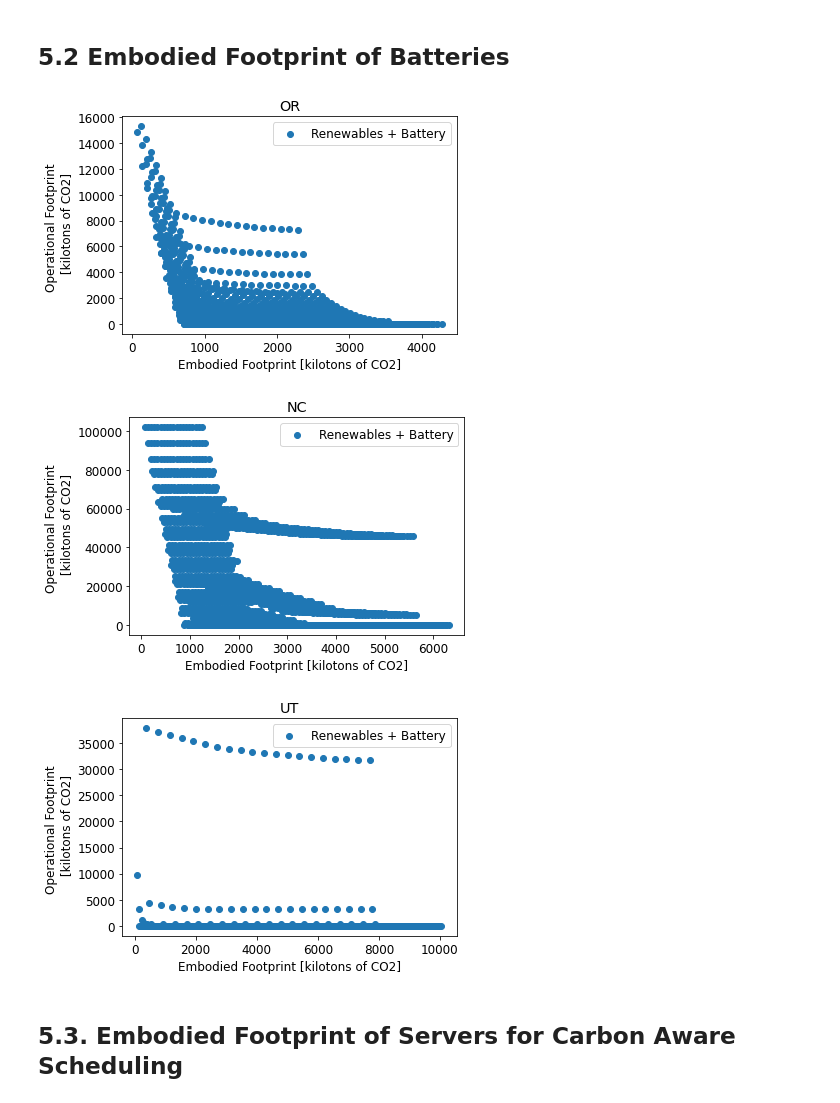
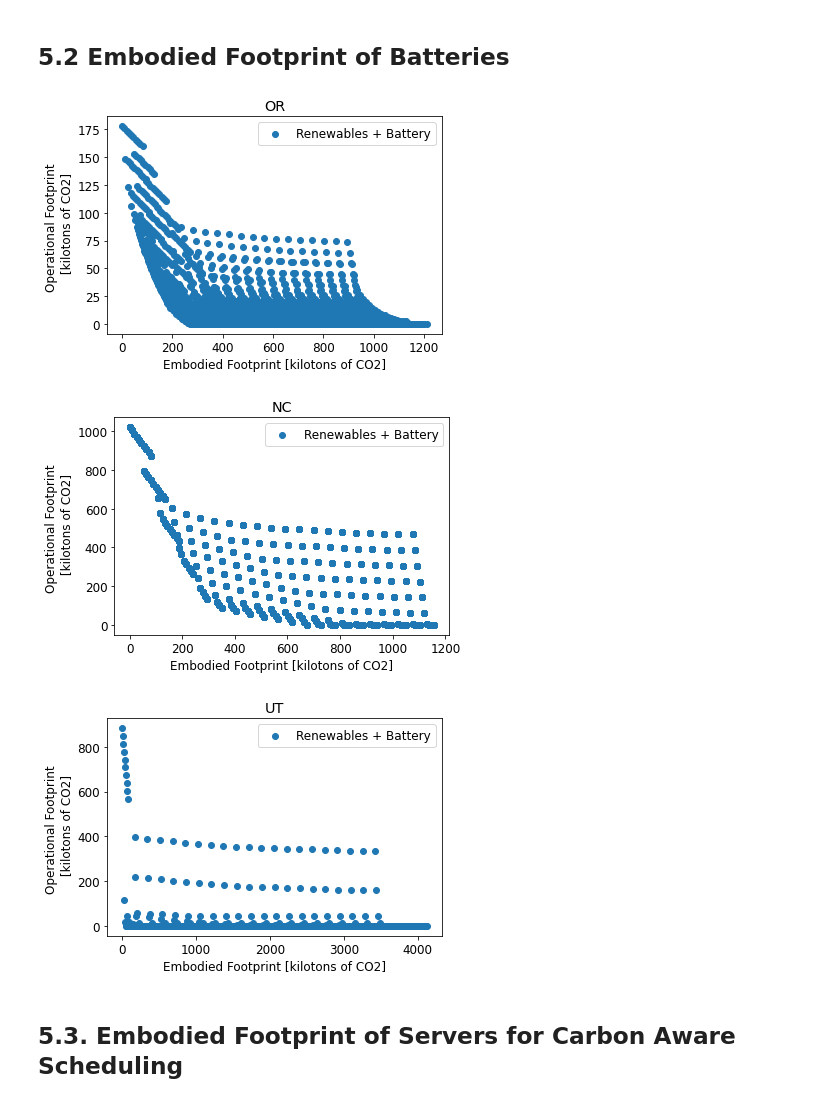
Before and after one commit to facebookresearch/CarbonExplorer, a Jupyter notebook: Carbon_Explorer.ipynb, the cells around one changed output. Drawn from its saved outputs; the diff is of its cells as text; code cells hidden in the pictures.

```diff
--- a/Carbon_Explorer.ipynb
+++ b/Carbon_Explorer.ipynb
@@ -966,6 +969,7 @@ Now, we add on embodied carbon footprint of each solution into the analysis. For
 import numpy as np
 import seaborn as sns
 from matplotlib.collections import LineCollection
+from datetime import datetime
 
 ba_id = 0
 ren_results_map_final = []
@@ -1022,14 +1026,19 @@ for dc in dc_ba_map:
                 if min_ren_to_247 == -2 or min_ren_to_247 > cur_ren_sum:
                     min_sun_to_247 = sun_capacity
                     min_wnd_to_247 = wnd_capacity
+
+            op_footprint = (avg_dc_pow * ((100 - renewable_coverage_ratio)/100) * 10 * 365 * 24) * avg_carbon_intensity / (10**6)  # 10 years of time, kilotons of Co2
+            delta = int((datetime.strptime(END_DATE, "%Y-%m-%d") - datetime.strptime(START_DATE, "%Y-%m-%d")).days)
+            tot_wind_energy = wnd_db_scaled.sum()/delta*10*365 # normalize to 10 years of operation
+            tot_sun_energy = sun_db_scaled.sum()/delta*10*365 # normalize to 10 years of operation
+            emb_footprint = (tot_sun_energy * embodied_solar_farm_footprint + tot_wind_energy * embodied_wind_farm_footprint) / (10**6)  # 10 years of time, kilotons of Co2
+
             results_ren.loc[results_ren.shape[0]] = [
                 sun_capacity,
                 wnd_capacity,
                 renewable_coverage_ratio,
-                (avg_dc_pow * (100 - renewable_coverage_ratio) * 10 * 365 * 24) * avg_carbon_intensity
-                / (10**6),  # 10 years of time, kilotons of Co2
-                (sun_capacity * embodied_solar_farm_footprint + wnd_capacity * embodied_wind_farm_footprint)
-                * 10 * 365 * 24 / (10**6),  # 10 years of time, kilotons of Co2
+                op_footprint,
+                emb_footprint
             ]
 
     fig = plt.figure(figsize=(6, 4))
@@ -1065,7 +1074,7 @@ importlib.reload(bat)
 # store the final embodied and operational footprint numbers in this map
 battery_results_map_final = []
 # maximum battery capacity to be evaluated
-max_bat_range = 6000 #mwh
+max_bat_range = 1000 #mwh
 # maximum renewable capacity to be evaluated
 max_wind_range = 500
 max_sol_range = 500
@@ -1090,53 +1099,55 @@ for dc in dc_ba_map:
     max_wind_range += ba_ppa_map[ba][0]
     max_sol_range += ba_ppa_map[ba][1]
 
-    for battery_cap in range(10, max_bat_range, 500):
+    for battery_cap in range(0, max_bat_range, 100):
         for wnd_capacity in range(0, max_wind_range, int(max_wind_range / 20)):
             for sun_capacity in range(0, max_sol_range, int(max_sol_range / 20)):
                 SUN_PPA_MW = sun_capacity
                 WND_PPA_MW = wnd_capacity
                 wnd_db_scaled = wnd_db
                 sun_db_scaled = sun_db
                 if max_wnd_cap != 0:
                     wnd_db_scaled = wnd_db / max_wnd_cap * WND_PPA_MW
                 if max_sun_cap != 0:
                     sun_db_scaled = sun_db / max_sun_cap * SUN_PPA_MW
                 projected_db = pd.concat([wnd_db_scaled, sun_db_scaled], axis=1)
                 ren_mw = wnd_db_scaled + sun_db_scaled
 
                 # apply battery analysis
                 tot_non_ren_mw = bat.apply_battery(battery_cap, ren_mw, d)
 
                 renewable_coverage_ratio = (d['avg_dc_power_mw'].sum() - tot_non_ren_mw) / d['avg_dc_power_mw'].sum() * 100
 
-                if(not(wnd_capacity == 0 and sun_capacity == 0)):
-                    results_bat.loc[results_bat.shape[0]] = [
-                        sun_capacity,
-                        wnd_capacity,
-                        battery_cap,
-                        renewable_coverage_ratio,
-                        (avg_dc_pow*(100-renewable_coverage_ratio)*10*365*24)*avg_carbon_intensity*1000/(10**9), #10 years of time, kilotons of Co2
-                        battery_cap * (embodied_battery_footprint / 1000) * (10 / battery_lifetime) + # embodied battery footprint in kilotons
-                        (sun_capacity * embodied_solar_farm_footprint + wnd_capacity * embodied_wind_farm_footprint) # embodied renewable footprint
-                        * (10 * 365 * 24) * 1000 / (10 ** 9),  # 10 years of time, kilotons of Co2
-                    ]
+                delta = int((datetime.strptime(END_DATE, "%Y-%m-%d") - datetime.strptime(START_DATE, "%Y-%m-%d")).days)
+                tot_wind_energy = wnd_db_scaled.sum()/delta*10*365 # normalize to 10 years of operation
+                tot_sun_energy = sun_db_scaled.sum()/delta*10*365 # normalize to 10 years of operation
+                emb_footprint = battery_cap * (embodied_battery_footprint / 1000) * (10 / battery_lifetime) + (tot_sun_energy * embodied_solar_farm_footprint + tot_wind_energy * embodied_wind_farm_footprint) / (10**6)  # 10 years of time, kilotons of Co2
+
+                results_bat.loc[results_bat.shape[0]] = [
+                    sun_capacity,
+                    wnd_capacity,
+                    battery_cap,
+                    renewable_coverage_ratio,
+                    (avg_dc_pow*((100-renewable_coverage_ratio)/100)*10*365*24)*avg_carbon_intensity*1000/(10**9), #10 years of time, kilotons of Co2
+                    emb_footprint,
+                ]
 
     # FIRST PLOT
     fig = plt.figure(figsize=(6, 4))
     plt.rcParams.update({"font.size": 12})
     ax = fig.gca()
     plt.title(dc)
     ax.scatter(
         results_bat["emb_footprint"], results_bat["op_footprint"], label="Renewables + Battery"
     )
     ax.set(xlabel="Embodied Footprint [kilotons of CO2]", ylabel="Operational Footprint \n [kilotons of CO2]")
     plt.legend()
     plt.show()
     battery_results_map_final.append(pickle.loads(pickle.dumps(results_bat)))
 # %% [output]
-[figure, old version]
+[figure, new version]
-[figure, old version]
+[figure, new version]
-[figure, old version]
+[figure, new version]
 # %% [markdown]
 ## 5.3. Embodied Footprint of Servers for Carbon Aware Scheduling
 # %%
```
Also changed, not shown: parts of 8 cells of this notebook.
